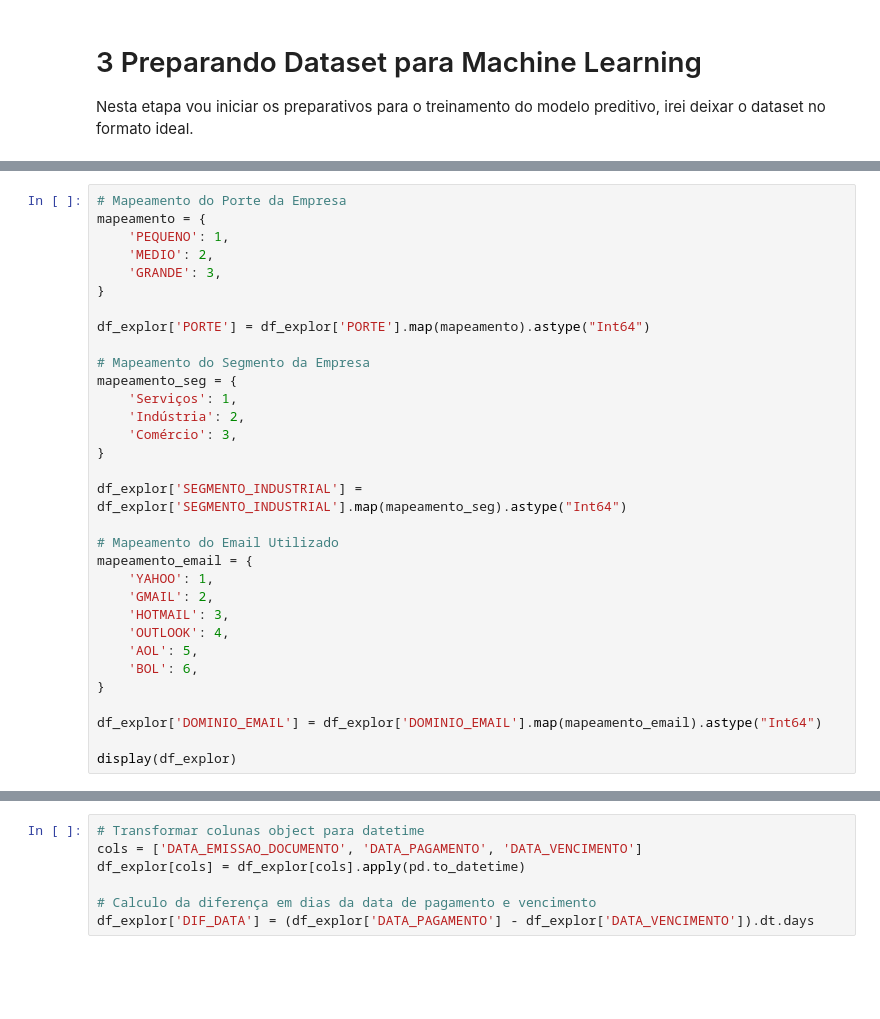
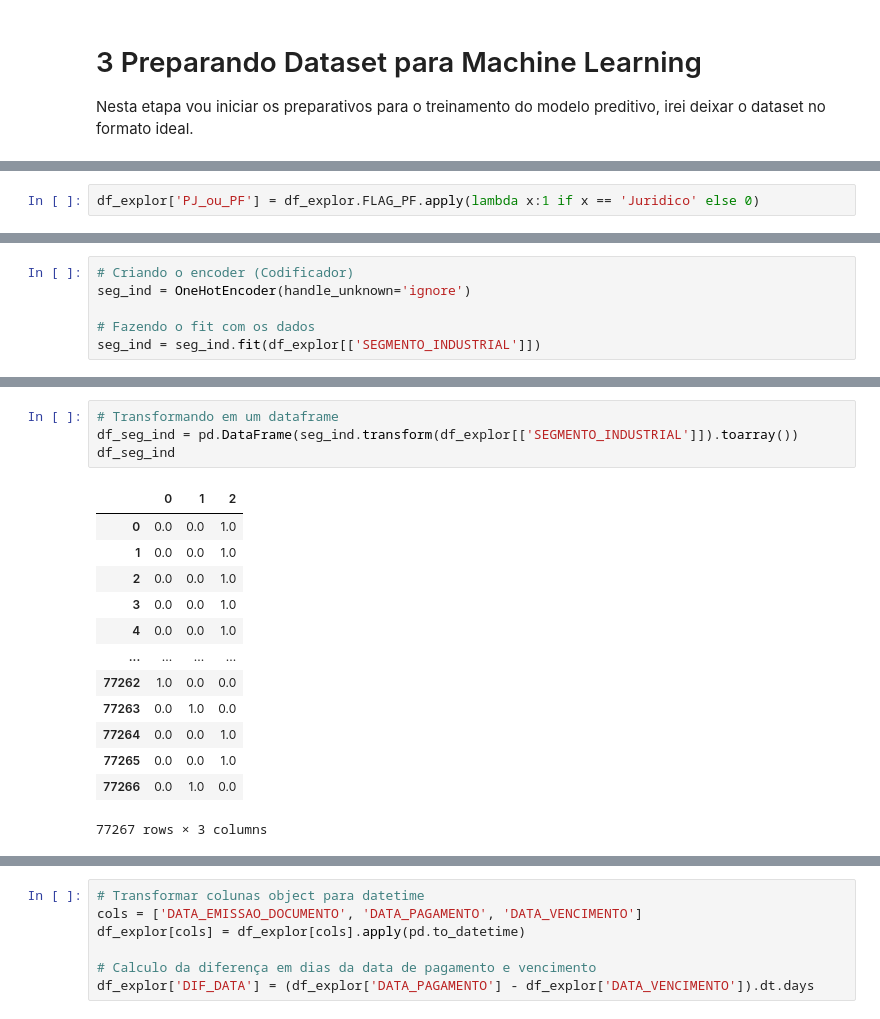
Before and after one commit to rrafahenrique/Modelo-Preditivo-Inadimplencia, a Jupyter notebook: DESAFIO - PARTE II.ipynb, the cells around one changed output, grey strips where cells are left out. Drawn from its saved outputs; the diff is of its cells as text; blank space fills up the shorter version.

```diff
--- a/DESAFIO - PARTE II.ipynb
+++ b/DESAFIO - PARTE II.ipynb
@@ -378,32 +349,0 @@ cadastro.
-# %%
-# Mapeamento do Porte da Empresa
-mapeamento = {
-    'PEQUENO': 1,
-    'MEDIO': 2,
-    'GRANDE': 3,
-}
-
-df_explor['PORTE'] = df_explor['PORTE'].map(mapeamento).astype("Int64")
-
-# Mapeamento do Segmento da Empresa
-mapeamento_seg = {
-    'Serviços': 1,
-    'Indústria': 2,
-    'Comércio': 3,
-}
-
-df_explor['SEGMENTO_INDUSTRIAL'] = df_explor['SEGMENTO_INDUSTRIAL'].map(mapeamento_seg).astype("Int64")
-
-# Mapeamento do Email Utilizado
-mapeamento_email = {
-    'YAHOO': 1,
-    'GMAIL': 2,
-    'HOTMAIL': 3,
-    'OUTLOOK': 4,
-    'AOL': 5,
-    'BOL': 6,
-}
-
-df_explor['DOMINIO_EMAIL'] = df_explor['DOMINIO_EMAIL'].map(mapeamento_email).astype("Int64")
-
-display(df_explor)
@@ -423,0 +350,2 @@ display(df_explor)
+# %%
+df_explor['PJ_ou_PF'] = df_explor.FLAG_PF.apply(lambda x:1 if x == 'Juridico' else 0)
@@ -423,0 +373,6 @@ display(df_explor)
+# %%
+# Criando o encoder (Codificador)
+seg_ind = OneHotEncoder(handle_unknown='ignore')
+
+# Fazendo o fit com os dados
+seg_ind = seg_ind.fit(df_explor[['SEGMENTO_INDUSTRIAL']])
@@ -423,0 +396,18 @@ display(df_explor)
+# %%
+# Transformando em um dataframe
+df_seg_ind = pd.DataFrame(seg_ind.transform(df_explor[['SEGMENTO_INDUSTRIAL']]).toarray())
+df_seg_ind
+# %% [output]
+|  | 0 | 1 | 2 |
+| 0 | 0.0 | 0.0 | 1.0 |
+| 1 | 0.0 | 0.0 | 1.0 |
+| 2 | 0.0 | 0.0 | 1.0 |
+| 3 | 0.0 | 0.0 | 1.0 |
+| 4 | 0.0 | 0.0 | 1.0 |
+| ... | ... | ... | ... |
+| 77262 | 1.0 | 0.0 | 0.0 |
+| 77263 | 0.0 | 1.0 | 0.0 |
+| 77264 | 0.0 | 0.0 | 1.0 |
+| 77265 | 0.0 | 0.0 | 1.0 |
+| 77266 | 0.0 | 1.0 | 0.0 |
+77267 rows × 3 columns
```
Also changed, not shown: parts of 33 cells of this notebook, 11 other files.
